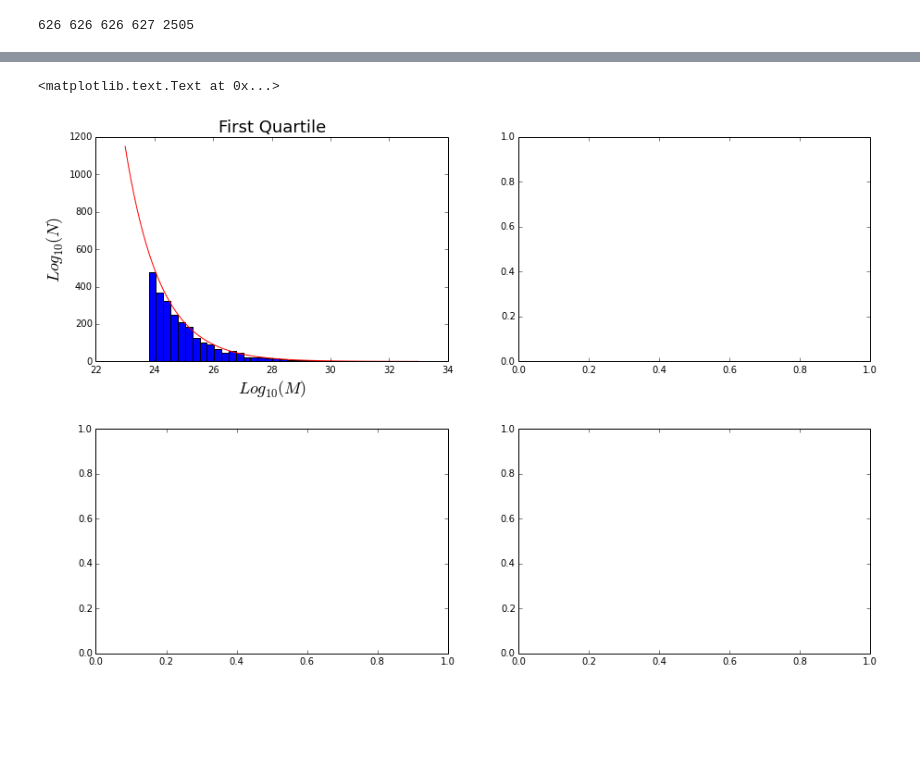
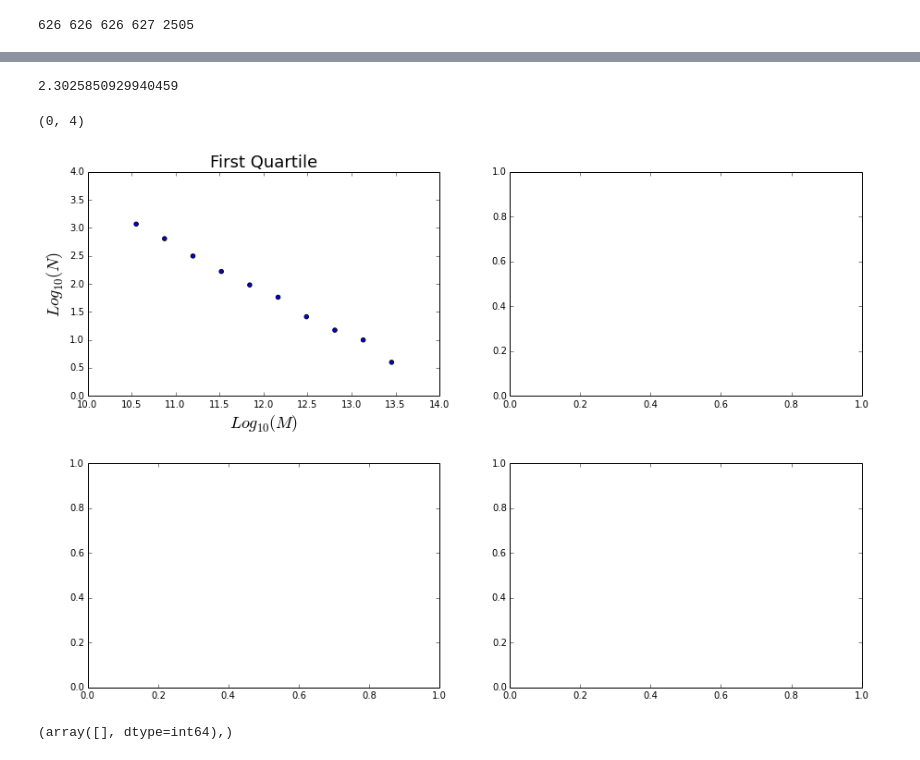
Before and after one commit to jdprada1760/Cornell_Summer, a Jupyter notebook: Millenium_Run/quartile.ipynb, the cells around one changed output, grey strips where cells are left out. Drawn from its saved outputs; the diff is of its cells as text; code cells hidden in the pictures; blank space fills up the shorter version.

```diff
--- a/Millenium_Run/quartile.ipynb
+++ b/Millenium_Run/quartile.ipynb
@@ -16,13 +18,14 @@ M = 8.61E+8 / 0.7
 # The volume of the sample box
 vol = ((40-18)/0.7)**3
 #M,vol
+table[0] = 4/table[0]
 len(table.T)
 # %% [output]
 2505
 # %%
 # Calculates the first quartile of logsigma
-lsigma = table[1]
-mass = M*table[2]
+lsigma = table[0]
+mass = M*table[1]
 q = np.percentile(lsigma,25)
 # Keeps first quartile
 q1 = mass[where(lsigma < q)]
@@ -55,7 +58,7 @@ def histog( mf, nbins ):
     return (array(histx), array(histy))
 # %%
 # Graphics of the mass function for each quartile
-bins = 50
+bins = 18
 fig, axes = plt.subplots(nrows=2, ncols=2, figsize=(15,10) )
 plt.subplots_adjust(left=None, bottom=None, right=None, top=None, wspace=0.2, hspace=0.3)
 ax0, ax1, ax2, ax3 = axes.flat
@@ -96,8 +99,8 @@ def Schechter(m,alpha,phi_s,m_s):
 # Returns the fitted parameterts for the Schechter function given a mass distribution
 def fit(mf,bins):
     # tmp[0]:mj,  tmp[1]:nj
-    tmp = histog(log(mf),bins)
-    return optimize.curve_fit(Schechter,tmp[0],tmp[1],p0=[-2,1,30], maxfev = 4000)
+    tmp = histog(log10(mf),bins)
+    return optimize.curve_fit(Schechter,tmp[0],tmp[1],p0=[-2,12,0], maxfev = 4000)
 # %%
 # Graphics of the mass function for each quartile
 bins = 18
@@ -147,20 +150,28 @@ ax3.set_ylim(0,6)
+# %%
+np.log(10.)
+# %% [output]
+2.3025850929940459
 # %%
 # Graphics of the mass function for each quartile
-bins = 30
-q1 = M*table[2]
+bins = 10
+q1 = M*table[1]
 fig, axes = plt.subplots( nrows=2, ncols=2, figsize=(15,10) )
 plt.subplots_adjust(left=None, bottom=None, right=None, top=None, wspace=0.2, hspace=0.3)
 ax0, ax1, ax2, ax3 = axes.flat
 logm = linspace(23,33, 100)
 # Histo for first quartile
-tmp = histog(log(q1),bins)
-ax0.bar( tmp[0], tmp[1], width = tmp[0][1]-tmp[0][2] )
+tmp = histog(log10(q1),bins)
+ax0.scatter( tmp[0], log10(tmp[1]))
 ft = fit(q1,bins)[0]
-ax0.plot(logm, (Schechter(logm,ft[0],ft[1],ft[2]) ),'r')
+ax0.plot(logm, log10(Schechter(logm,ft[0],ft[1],ft[2]) ),'r')
 ax0.set_title('First Quartile', fontsize = 18)
 ax0.set_ylabel('$Log_{10}(N)$', fontsize = 18)
 ax0.set_xlabel('$Log_{10}(M)$', fontsize = 18)
-#ax0.set_ylim(0,7)
+ax0.set_ylim(0,4)
 # %% [output]
-<matplotlib.text.Text at 0x...>
+(0, 4)
-[figure, old version]
+[figure, new version]
+# %%
+where(table[0] == 0)
+# %% [output]
+(array([], dtype=int64),)
```
Also changed, not shown: parts of 4 cells of this notebook, 1 other file.
